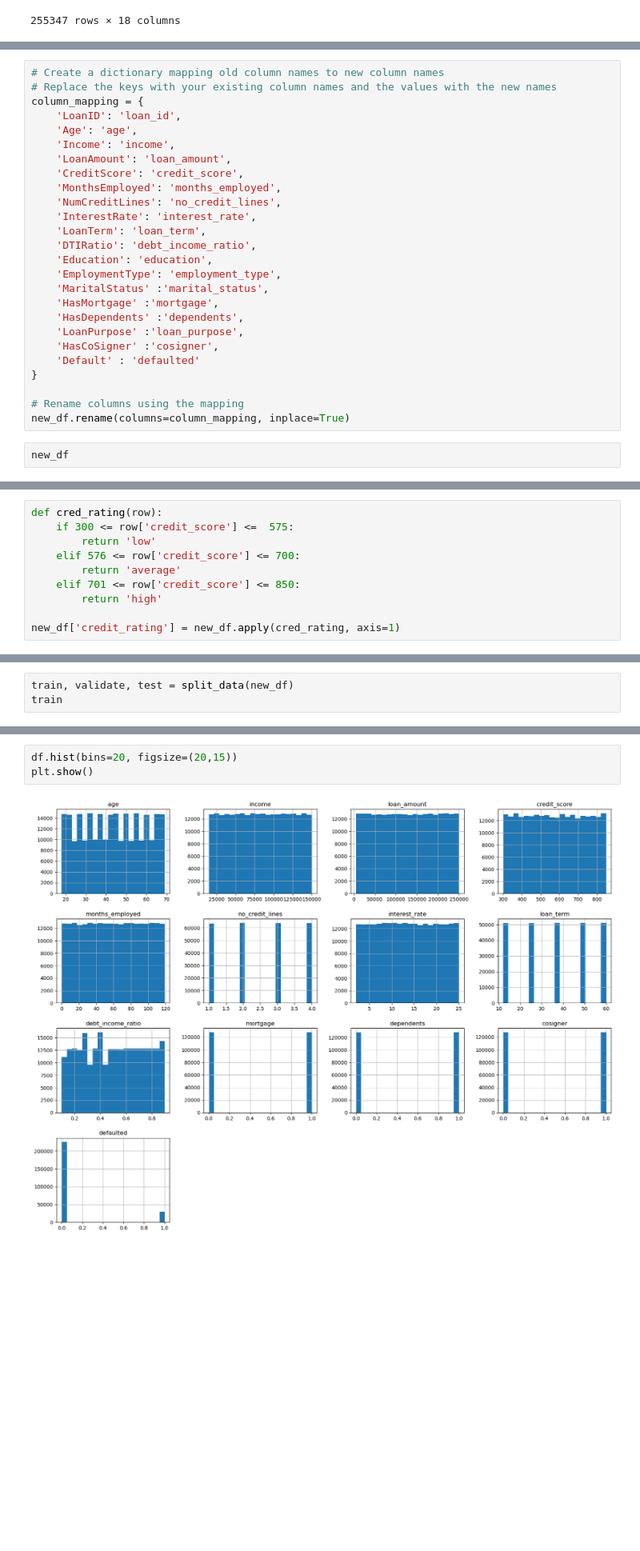
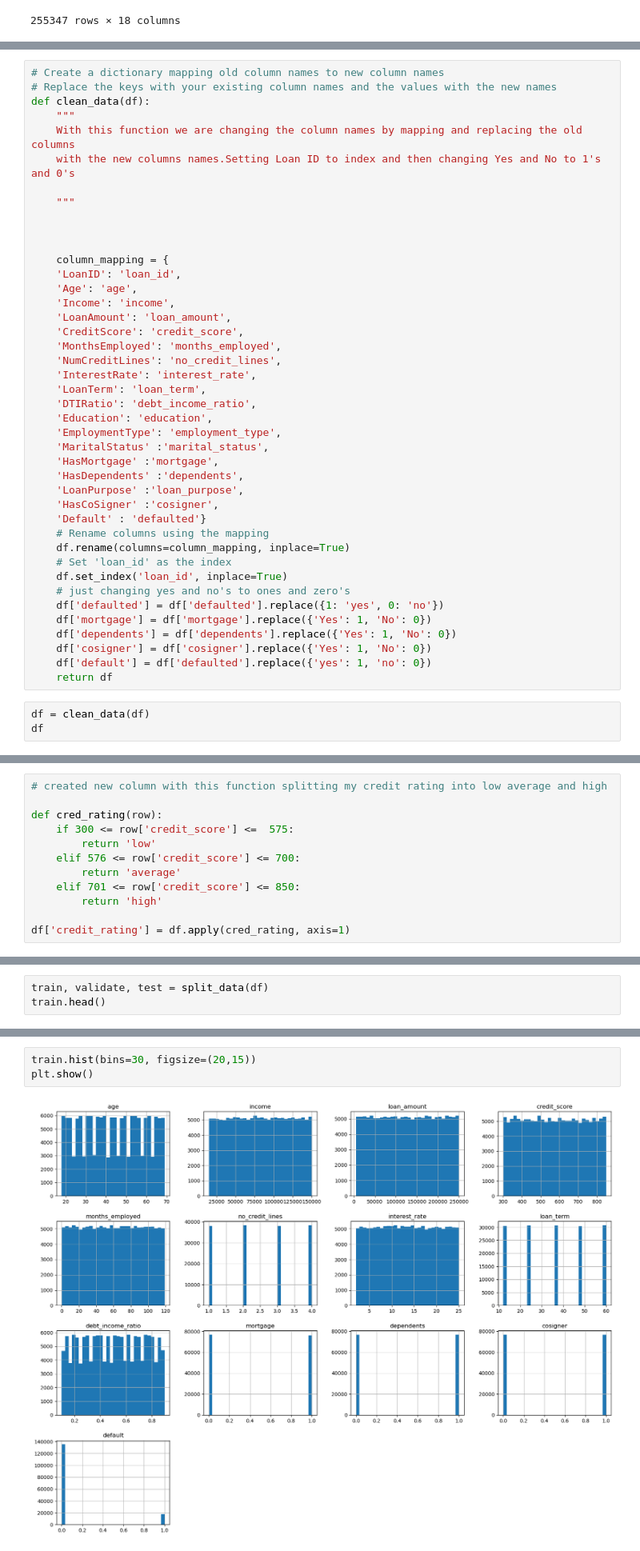
Before and after one commit to kylebrattin/individual_project, a Jupyter notebook: workbook.ipynb, the cells around one changed output, grey strips where cells are left out. Shown at 80% size. Drawn from its saved outputs; the diff is of its cells as text; blank space fills up the shorter version.

```diff
--- a/workbook.ipynb
+++ b/workbook.ipynb
@@ -99,7 +98,16 @@ new_df = df
 # %%
 # Create a dictionary mapping old column names to new column names
 # Replace the keys with your existing column names and the values with the new names
-column_mapping = {
+def clean_data(df):
+    """
+    With this function we are changing the column names by mapping and replacing the old columns
+    with the new columns names.Setting Loan ID to index and then changing Yes and No to 1's and 0's
+
+    """
+
+
+
+    column_mapping = {
     'LoanID': 'loan_id',
     'Age': 'age',
     'Income': 'income',
@@ -117,11 +125,19 @@ column_mapping = {
     'HasDependents' :'dependents',
     'LoanPurpose' :'loan_purpose',
     'HasCoSigner' :'cosigner',
-    'Default' : 'defaulted'
-}
-
-# Rename columns using the mapping
-new_df.rename(columns=column_mapping, inplace=True)
+    'Default' : 'defaulted'}
+    # Rename columns using the mapping
+    df.rename(columns=column_mapping, inplace=True)
+    # Set 'loan_id' as the index
+    df.set_index('loan_id', inplace=True)
+    # just changing yes and no's to ones and zero's
+    df['defaulted'] = df['defaulted'].replace({1: 'yes', 0: 'no'})
+    df['mortgage'] = df['mortgage'].replace({'Yes': 1, 'No': 0})
+    df['dependents'] = df['dependents'].replace({'Yes': 1, 'No': 0})
+    df['cosigner'] = df['cosigner'].replace({'Yes': 1, 'No': 0})
+    df['default'] = df['defaulted'].replace({'yes': 1, 'no': 0})
+    return df
 # %%
-new_df
+df = clean_data(df)
+df
 # %% [output]
@@ -222,4 +185,6 @@ new_df.set_index('loan_id', inplace=True)
 # %%
+# created new column with this function splitting my credit rating into low average and high
+
 def cred_rating(row):
     if 300 <= row['credit_score'] <=  575:
         return 'low'
@@ -228,4 +193,4 @@ def cred_rating(row):
     elif 701 <= row['credit_score'] <= 850:
         return 'high'
 
-new_df['credit_rating'] = new_df.apply(cred_rating, axis=1)
+df['credit_rating'] = df.apply(cred_rating, axis=1)
@@ -299,8 +282,8 @@ def split_data(df):
 
     return train, validate, test
 # %%
-train, validate, test = split_data(new_df)
-train
+train, validate, test = split_data(df)
+train.head()
 # %% [output]
 Train: 0.5999953005126357
 Validate: 0.20000234974368214
@@ -452,8 +455,8 @@ for col in df:
 # %%
-df.hist(bins=20, figsize=(20,15))
+train.hist(bins=30, figsize=(20,15))
 plt.show()
 # %% [output]
-[figure, old version]
+[figure, new version]
 # %% [markdown]
 ### Possible stats testing i could do:
 
```
Also changed, not shown: parts of 126 cells of this notebook, 2 other files.
